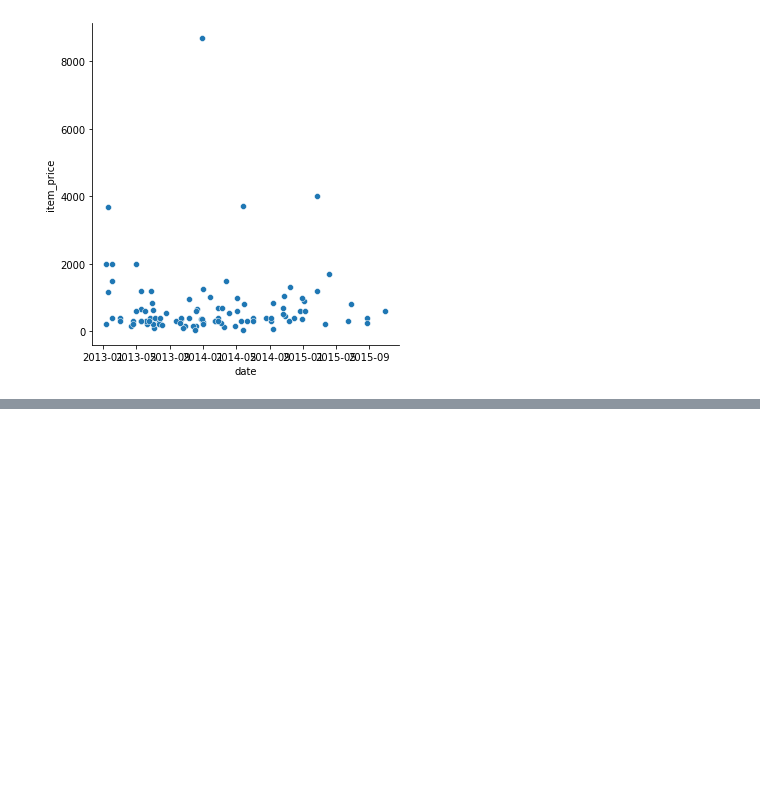
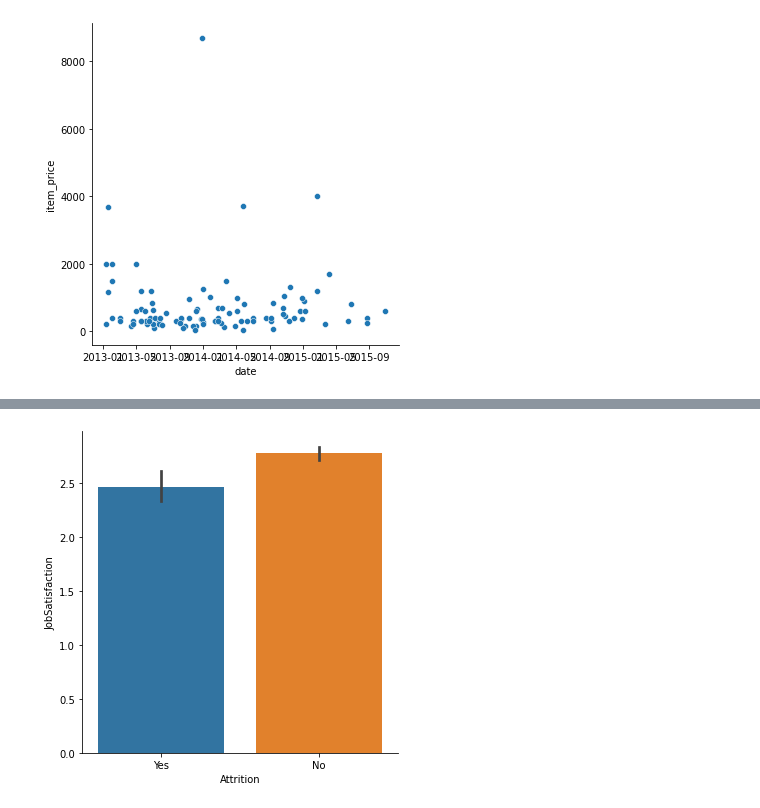
Before and after one commit to Promiat/python-EDA, a Jupyter notebook: seaborn/Exo-Data visualisation .ipynb, the cells around one changed output, grey strips where cells are left out. Cells and saved outputs as stored; diff of their text form; code cells hidden in the pictures; blank space fills up the shorter version.

```diff
--- a/seaborn/Exo-Data visualisation.ipynb
+++ b/seaborn/Exo-Data visualisation .ipynb
@@ -123,0 +126,3 @@ sns.relplot(data = new_sales_predictions, x= pd.to_datetime(new_sales_prediction
+# %%
+ibm_hr_attrition = pd.read_csv('./DATA/ibm_hr_attrition.csv')
+ibm_hr_attrition.info()
@@ -123,0 +147,4 @@ sns.relplot(data = new_sales_predictions, x= pd.to_datetime(new_sales_prediction
+# %%
+filter_tab_ibm = sns.catplot(data=ibm_hr_attrition, x='Attrition', y='JobSatisfaction',kind="bar")
+# %% [output]
+[figure, added]
```
Also changed, not shown: parts of 25 cells of this notebook.
